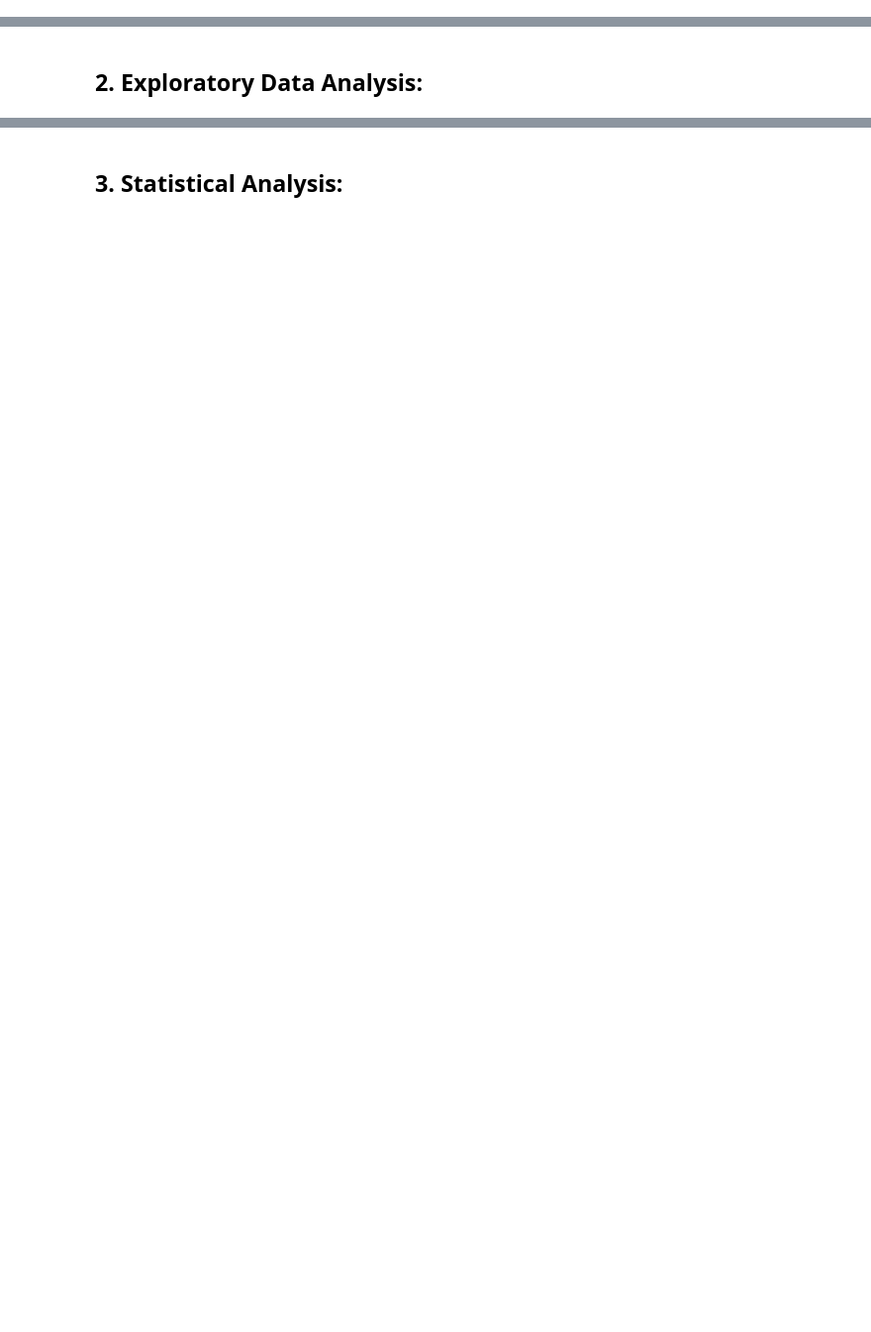
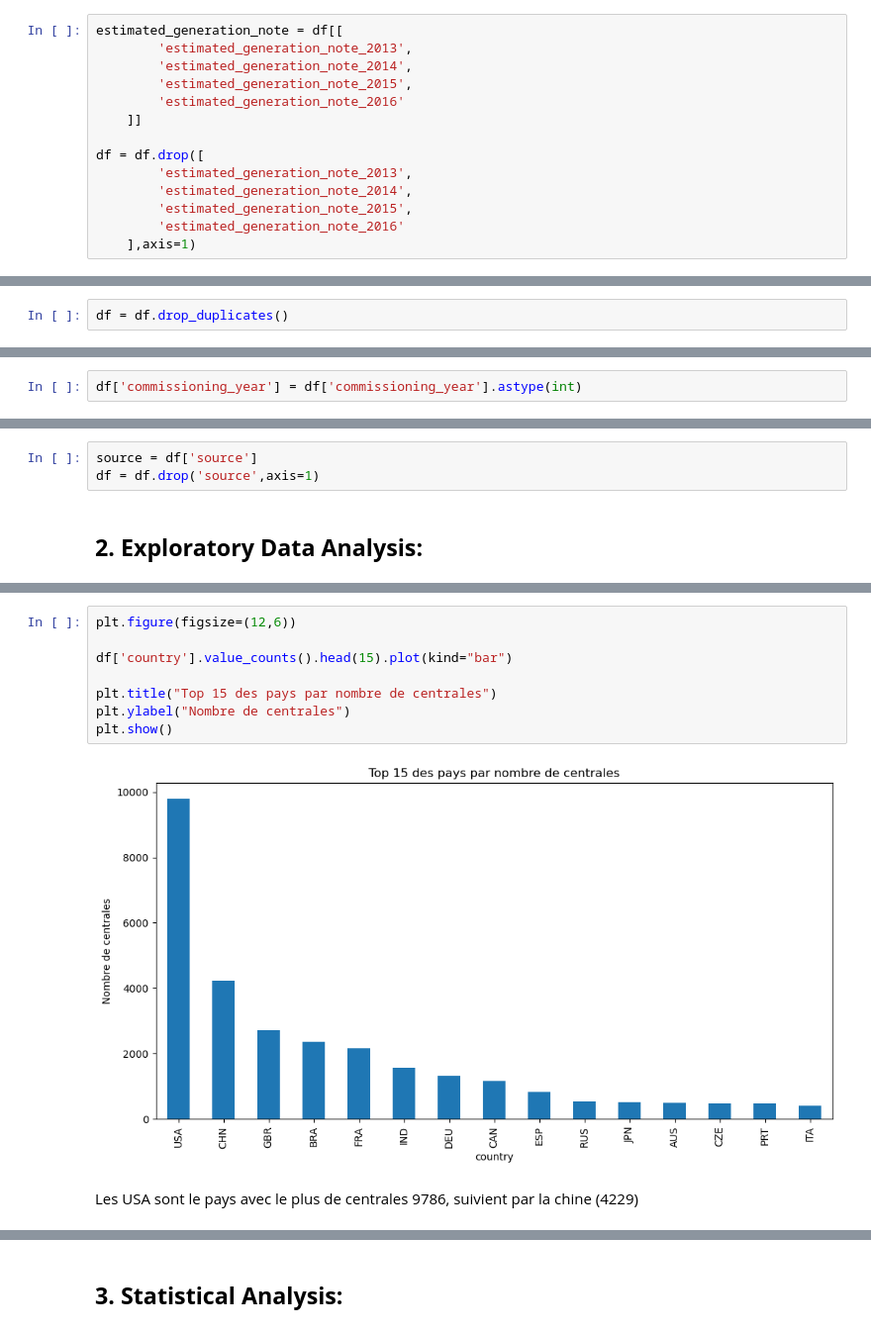
Before and after one commit to CyriacAssan79/DI-Bootcamp, a Jupyter notebook: Week3/day2/DailyChallenge/DailyChallenge.ipynb, the cells around one changed output, grey strips where cells are left out. Shown at 99% size. Saved outputs shown, nothing was run; the diff lists cells and outputs as text; blank space fills up the shorter version.

```diff
--- a/Week3/day2/DailyChallenge/DailyChallenge.ipynb
+++ b/Week3/day2/DailyChallenge/DailyChallenge.ipynb
@@ -196,0 +516,14 @@ df['estimated_generation_gwh_2017'] = df['estimated_generation_gwh_2017'].fillna
+# %%
+estimated_generation_note = df[[
+        'estimated_generation_note_2013',
+        'estimated_generation_note_2014',
+        'estimated_generation_note_2015',
+        'estimated_generation_note_2016'
+    ]]
+
+df = df.drop([
+        'estimated_generation_note_2013',
+        'estimated_generation_note_2014',
+        'estimated_generation_note_2015',
+        'estimated_generation_note_2016'
+    ],axis=1)
@@ -196,0 +557,2 @@ df['estimated_generation_gwh_2017'] = df['estimated_generation_gwh_2017'].fillna
+# %%
+df = df.drop_duplicates()
@@ -196,0 +580,2 @@ df['estimated_generation_gwh_2017'] = df['estimated_generation_gwh_2017'].fillna
+# %%
+df['commissioning_year'] = df['commissioning_year'].astype(int)
@@ -197,2 +591,5 @@ df['estimated_generation_gwh_2017'] = df['estimated_generation_gwh_2017'].fillna
+# %%
+source = df['source']
+df = df.drop('source',axis=1)
 # %% [markdown]
 ## **2. Exploratory Data Analysis:**
@@ -198,0 +662,12 @@ df['estimated_generation_gwh_2017'] = df['estimated_generation_gwh_2017'].fillna
+# %%
+plt.figure(figsize=(12,6))
+
+df['country'].value_counts().head(15).plot(kind="bar")
+
+plt.title("Top 15 des pays par nombre de centrales")
+plt.ylabel("Nombre de centrales")
+plt.show()
+# %% [output]
+[figure, added]
+# %% [markdown]
+Les USA sont le pays avec le plus de centrales 9786, suivient par la chine (4229)
```
Also changed, not shown: parts of 82 cells of this notebook.
